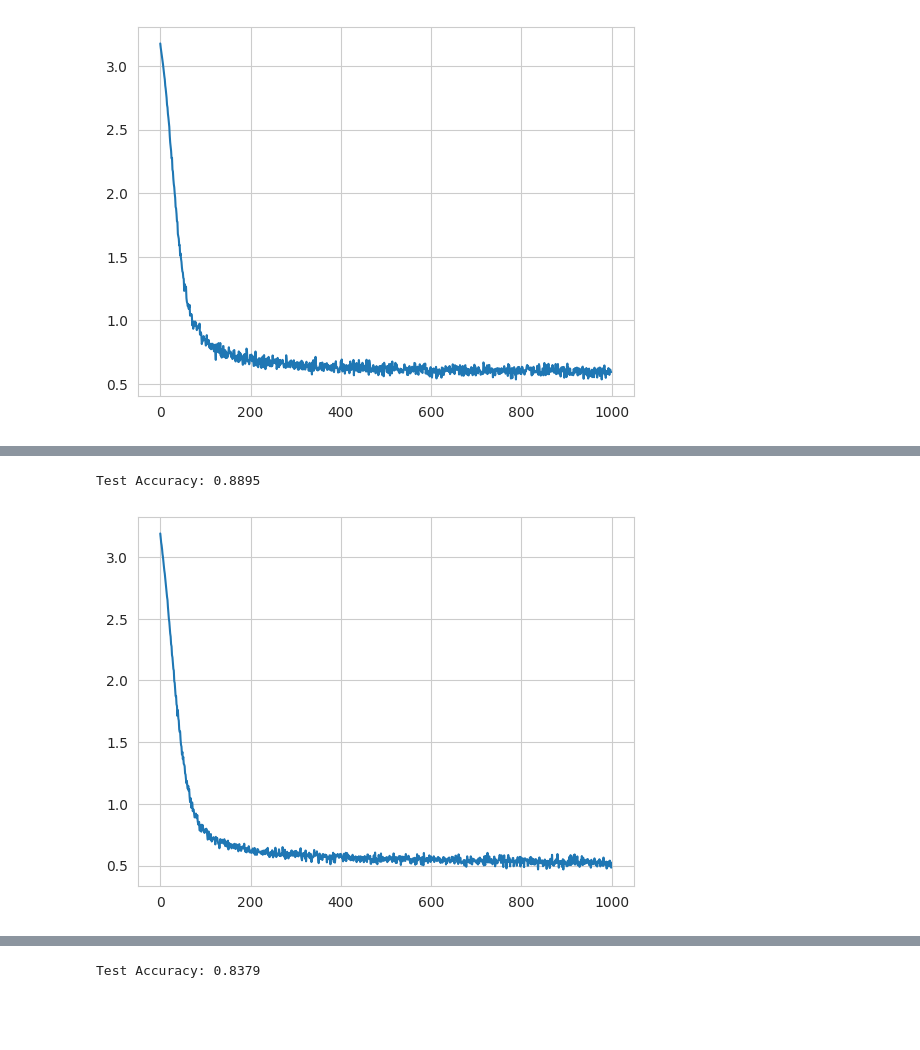
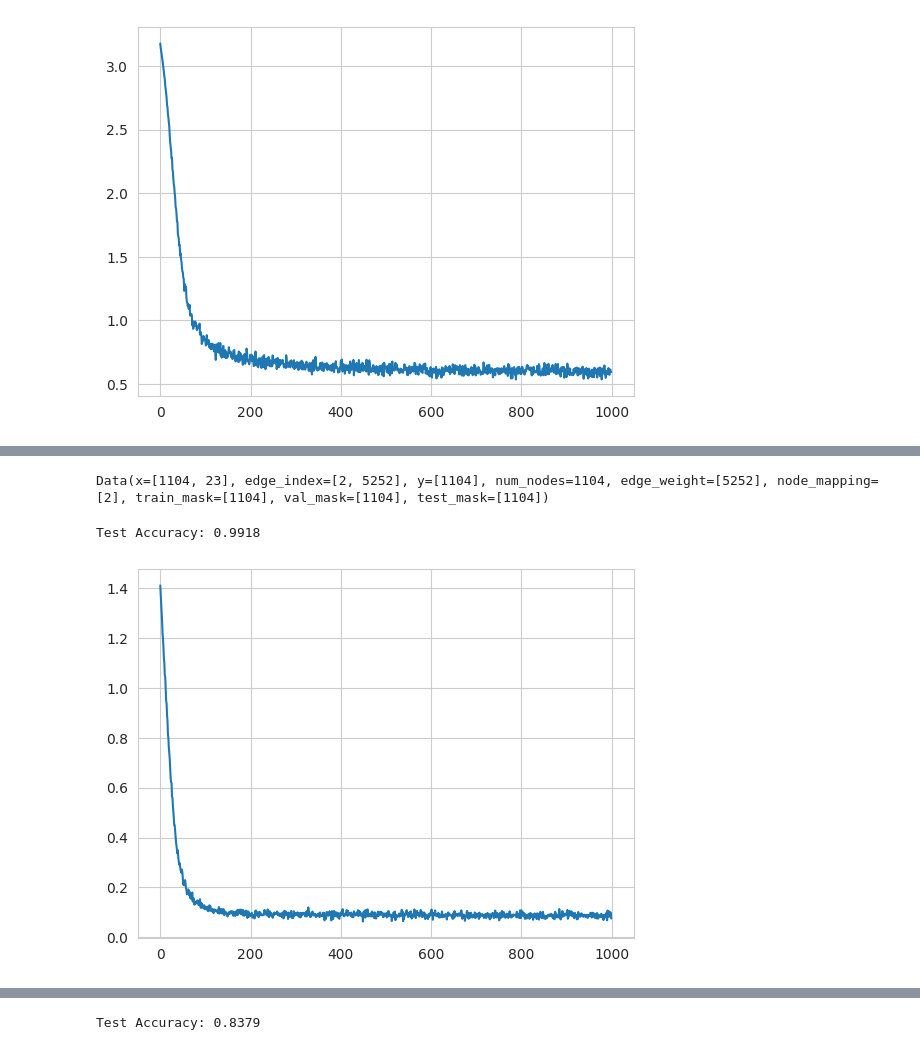
Before and after one commit to JoelLeupp/cscollab, a Jupyter notebook: backend/GNN/node_classification.ipynb, the cells around one changed output, grey strips where cells are left out. Saved outputs shown, nothing was run; the diff lists cells and outputs as text; code cells hidden in the pictures; blank space fills up the shorter version.

```diff
--- a/backend/GNN/node_classification.ipynb
+++ b/backend/GNN/node_classification.ipynb
@@ -189,7 +200,7 @@ def get_y(nodes, freq, method=0, use_sub_areas=False):
         y = torch.tensor(list(map(lambda x: list(ohe[x]),top)),dtype=torch.float)
     elif method == 2:
         """int representation of y"""
-        y = torch.tensor(list(map(lambda x: ids.index(x),top)),dtype=torch.float)
+        y = torch.tensor(list(map(lambda x: ids.index(x),top)),dtype=torch.long)
     return y
 
 def sub_area_frequency(freq,n):
@@ -205,7 +216,7 @@ def get_x(nodes,freq):
     x =  torch.tensor(np.array(list(map(lambda node: sub_area_frequency(freq,node) ,nodes))), dtype=torch.float)
     return x
 
-def gen_torch_data(nodes,edges, freq, use_x=True ,weights=None, y_method=0,only_features=False,use_sub_areas=False):
+def gen_torch_data(nodes,edges, freq,node_mapping, use_x=True ,weights=None, y_method=0,only_features=False,use_sub_areas=False):
 
     edge_index = torch.tensor(edges, dtype=torch.long).t().contiguous()
 
@@ -222,10 +233,11 @@ def gen_torch_data(nodes,edges, freq, use_x=True ,weights=None, y_method=0,only_
         x = ohe
 
     if weights is not None:
-        weights = torch.tensor(weights,dtype=torch.long)
+        weights_normalized = weights / sum(weights)
+        weights = torch.tensor(weights_normalized,dtype=torch.float)
 
     """create torch data object without weights"""
-    data = torch_geometric.data.Data(x=x, y=y, edge_index=edge_index, num_nodes=len(nodes),edge_weight=weights)
+    data = torch_geometric.data.Data(x=x, y=y, edge_index=edge_index, num_nodes=len(nodes),edge_weight=weights,node_mapping=node_mapping)
     data = T.ToUndirected()(data) # the collaboration network is undirected
     data = T.AddSelfLoops()(data) # by adding self-loops, we ensure that aggregated messages from neighbors
     data = T.NormalizeFeatures()(data) # features will sum up to 1
@@ -240,7 +252,8 @@ def collab_to_torch(config, weighted=False, use_x =True, y_method=0,only_feature
     edges = collab_data["edges"]
     weights = collab_data["weights"] if weighted else None
     freq = collab_data["freq"]
-    data = gen_torch_data(nodes, edges, freq, use_x=use_x, weights=weights, y_method=y_method,only_features=only_features,use_sub_areas=use_sub_areas)
+    node_mapping=collab_data["node_mapping"]
+    data = gen_torch_data(nodes, edges, freq,node_mapping, use_x=use_x, weights=weights, y_method=y_method,only_features=only_features,use_sub_areas=use_sub_areas)
     return data
 # %%
 """torch data object"""
@@ -431,7 +445,8 @@ plt.scatter(low_dim[:,0], low_dim[:,1], c=colors.values())
 # Try simple MLP model
 # %%
 config = { "from_year": 2015,
-            "region_id":"dach",
+            "region_ids":["dach"],
+            "country_ids":[],
             "strict_boundary":True,
             "institution":False}
 data = collab_to_torch(config,only_features=True,y_method=2,use_sub_areas=True, weighted=True)
@@ -499,18 +514,20 @@ Test Accuracy: 0.9728
 # %%
 
 class GCN(torch.nn.Module):
-    def __init__(self, hidden_channels, data):
+    def __init__(self, hidden_channels, data, out_channels = None):
         super().__init__()
         torch.manual_seed(1234567)
+        if out_channels is None:
+            out_channels = data.y.unique().size(0)
         self.conv1 = torch_geometric.nn.GCNConv(data.num_features, hidden_channels)
-        self.conv2 = torch_geometric.nn.GCNConv(hidden_channels, data.y.unique().size(0))
+        self.conv2 = torch_geometric.nn.GCNConv(hidden_channels, out_channels)
 
     def forward(self, data):
-        x, edge_index = data.x, data.edge_index
-        x = self.conv1(x, edge_index)
+        x, edge_index, edge_weight = data.x, data.edge_index, data.edge_weight
+        x = self.conv1(x, edge_index, edge_weight)
         x = x.relu()
         x = F.dropout(x, p=0.5, training=self.training)
-        x = self.conv2(x, edge_index)
+        x = self.conv2(x, edge_index, edge_weight)
         return x
 # %%
 
@@ -571,6 +788,16 @@ def start_training(epochs, model,data):
+# %%
+config_dach = { "from_year": 2005,
+            "region_ids":["dach"],
+            "country_ids":[],
+            "strict_boundary":True,
+            "institution":False}
+data_dach_area = collab_to_torch(config_dach,only_features=True,y_method=2,use_sub_areas=False, weighted=True)
+print(data_dach_area)
+# %% [output]
+Data(x=[1104, 23], edge_index=[2, 5252], y=[1104], num_nodes=1104, edge_weight=[5252], node_mapping=[2], train_mask=[1104], val_mask=[1104], test_mask=[1104])
 # %%
-model = GCN(hidden_channels=16,data=data)
-start_training(1000,model,data)
+model = GCN(hidden_channels=16,data=data_dach_area)
+start_training(1000,model,data_dach_area)
 # %% [output]
-Test Accuracy: 0.8895
+Test Accuracy: 0.9918
-[figure, old version]
+[figure, new version]
```
Also changed, not shown: parts of 74 cells of this notebook, 3 other files.
